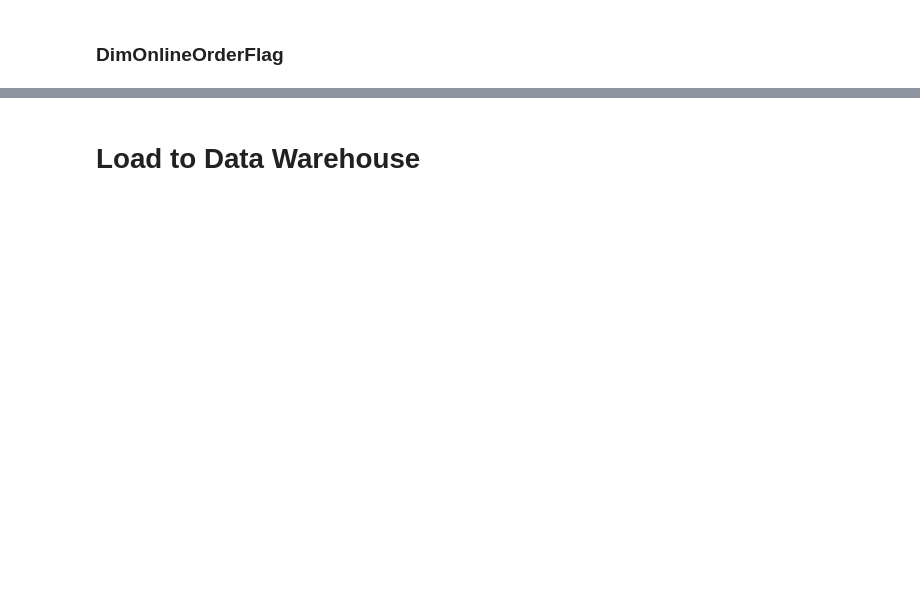
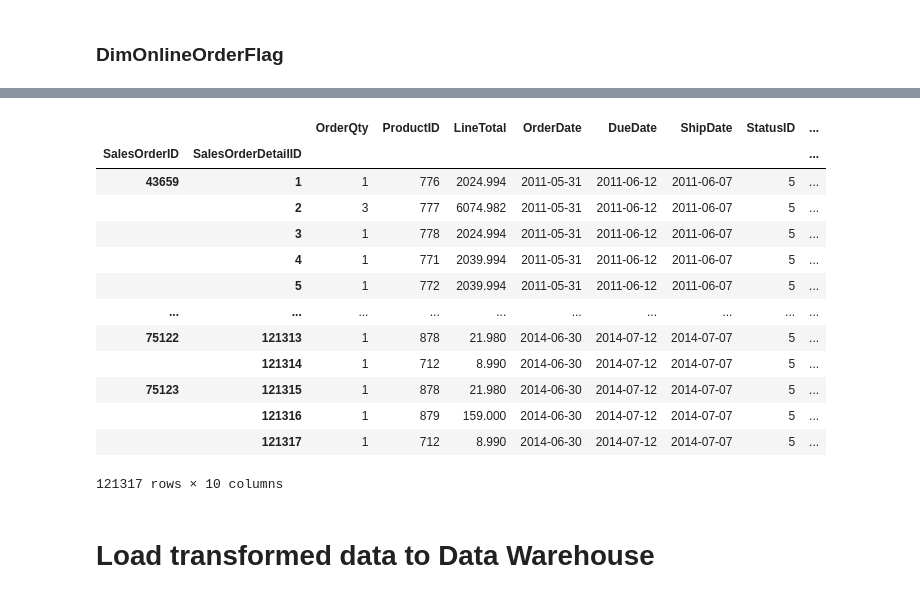
Before and after one commit to minh-nguyenhoang/DW-ETL-20212, a Jupyter notebook: ETL copy.ipynb, the cells around one changed output, grey strips where cells are left out. Saved outputs shown, nothing was run; the diff lists cells and outputs as text; code cells hidden in the pictures; blank space fills up the shorter version.

```diff
--- a/ETL copy.ipynb
+++ b/ETL copy.ipynb
@@ -263,0 +431,5 @@ df3
+# %%
+dw['FactPurchaseOrders']=dfst['Purchasing.PurchaseOrderDetail'].join(dfst['Purchasing.PurchaseOrderHeader'].reindex(dfst['Purchasing.PurchaseOrderDetail'].index, level=0))
+# %%
+dw['FactPurchaseOrders'].rename(columns={'Status':'StatusID'},inplace=True)
+dw['FactPurchaseOrders']
@@ -264,2 +487,22 @@ df3
+# %%
+dw['FactSalesOrders']=dfst['Sales.SalesOrderDetail'].join(dfst['Sales.SalesOrderHeader'].reindex(dfst['Sales.SalesOrderDetail'].index, level=0))
+dw['FactSalesOrders']['OnlineOrderFlag']=dw['FactSalesOrders']['OnlineOrderFlag'].map({False:0,True:1})
+dw['FactSalesOrders'].rename(columns={'Status':'StatusID','OnlineOrderFlag':'OnlineOrderFlagID'},inplace=True)
+dw['FactSalesOrders']
+# %% [output]
+|  |  | OrderQty | ProductID | LineTotal | OrderDate | DueDate | ShipDate | StatusID | ... |
+| SalesOrderID | SalesOrderDetailID |  |  |  |  |  |  |  | ... |
+| 43659 | 1 | 1 | 776 | 2024.994 | 2011-05-31 | 2011-06-12 | 2011-06-07 | 5 | ... |
+|  | 2 | 3 | 777 | 6074.982 | 2011-05-31 | 2011-06-12 | 2011-06-07 | 5 | ... |
+|  | 3 | 1 | 778 | 2024.994 | 2011-05-31 | 2011-06-12 | 2011-06-07 | 5 | ... |
+|  | 4 | 1 | 771 | 2039.994 | 2011-05-31 | 2011-06-12 | 2011-06-07 | 5 | ... |
+|  | 5 | 1 | 772 | 2039.994 | 2011-05-31 | 2011-06-12 | 2011-06-07 | 5 | ... |
+| ... | ... | ... | ... | ... | ... | ... | ... | ... | ... |
+| 75122 | 121313 | 1 | 878 | 21.980 | 2014-06-30 | 2014-07-12 | 2014-07-07 | 5 | ... |
+|  | 121314 | 1 | 712 | 8.990 | 2014-06-30 | 2014-07-12 | 2014-07-07 | 5 | ... |
+| 75123 | 121315 | 1 | 878 | 21.980 | 2014-06-30 | 2014-07-12 | 2014-07-07 | 5 | ... |
+|  | 121316 | 1 | 879 | 159.000 | 2014-06-30 | 2014-07-12 | 2014-07-07 | 5 | ... |
+|  | 121317 | 1 | 712 | 8.990 | 2014-06-30 | 2014-07-12 | 2014-07-07 | 5 | ... |
+121317 rows × 10 columns
 # %% [markdown]
-# Load to Data Warehouse
+# Load transformed data to Data Warehouse
```
Also changed, not shown: parts of 35 cells of this notebook, 1 other file.
